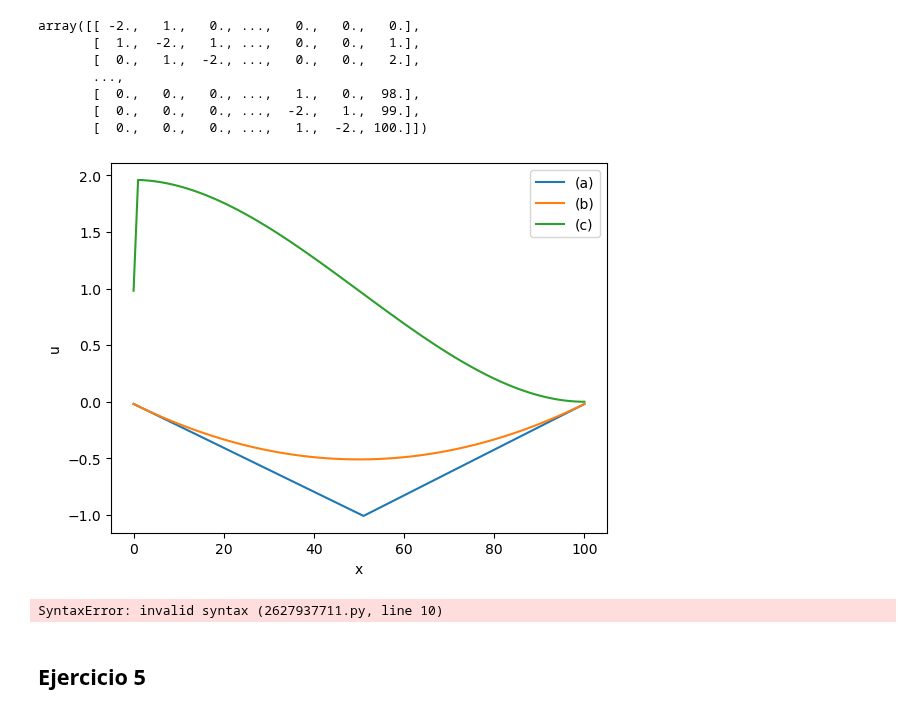
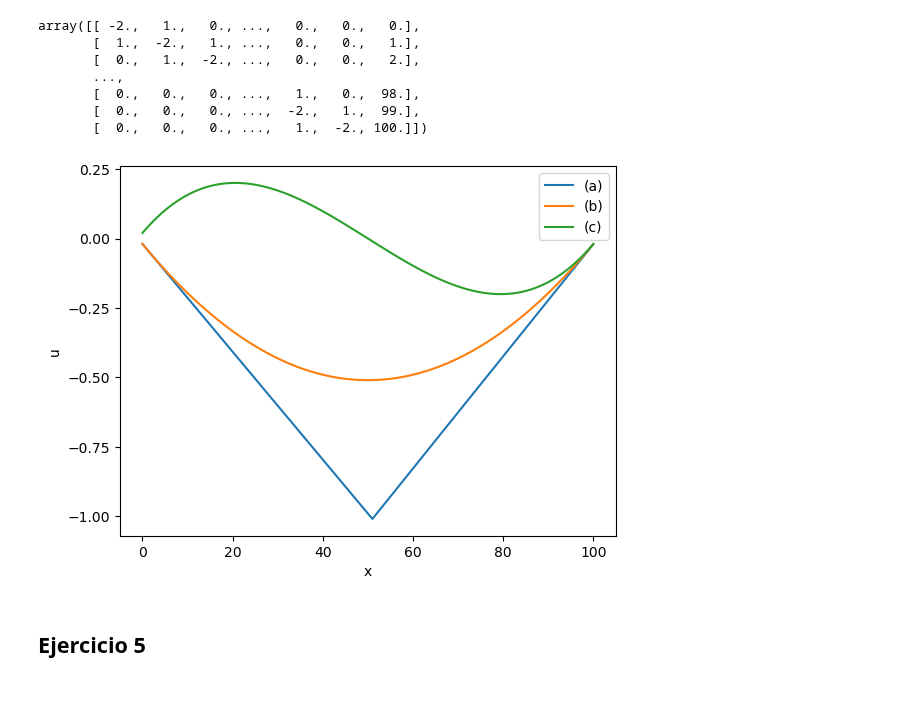
Before and after one commit to agFrenk/Metodos-TP, a Jupyter notebook: resolucion_tp.ipynb, the cells around one changed output. Cells and saved outputs as stored; diff of their text form; code cells hidden in the pictures.

Commit message:
precomputo punto 3 terminado

```diff
--- a/resolucion_tp.ipynb
+++ b/resolucion_tp.ipynb
@@ -469,63 +469,61 @@ array([[ -2.,   1.,   0., ...,   0.,   0.,   0.],
        [  0.,   0.,   0., ...,   1.,  -2., 100.]])
 # %%
 def verificacion_exp(ds):
-  a_laplace = np.full(100, 1)
-  b_laplace = np.full(101, -2)
-  c_laplace = np.full(100, 1)
+  a_laplace = np.full(100, 1).astype(np.float64)
+  b_laplace = np.full(101, -2).astype(np.float64)
+  c_laplace = np.full(100, 1).astype(np.float64)
   x = range(0, 101)
   x_ds = np.zeros((3, 101))
   precomputo = precomputo_de_thomas_algorithm(a_laplace, b_laplace, c_laplace)
 
-  for i in range(2):
+  for i in range(3):
     matrix_c = create_matrix_with_d(ds[i])
-    x_ds[i] = thomas_algorithm_extended(matrix_c)
+    x_ds[i] = thomas_algorithm_precomputo(precomputo, ds[i])
 
-  x_ds[2] = thomas_algorithm_precomputo(precomputo, ds[2])
+#   x_ds[2] = thomas_algorithm_precomputo(precomputo, ds[2])
   fig, ax = plt.subplots( nrows=1, ncols=1 )
 
   plt.plot(x, x_ds[0], label = "(a)")
   plt.plot(x, x_ds[1], label = "(b)")
   plt.plot(x, x_ds[2], label = "(c)")
 
-  # yticks = np.arange(-1, 0.50, 0.25)
-  # ax.set_yticks(yticks)
+  yticks = np.arange(-1, 0.50, 0.25)
+  ax.set_yticks(yticks)
   ax.set_xlabel("x")
   ax.set_ylabel("u")
   plt.legend()
   #fig.savefig('verificacion_exp.pdf')
   plt.show()
 
 
   return
 
 verificacion_exp([d_a, d_b, d_c])
 # %% [output]
-[figure, old version]
+[figure, new version]
 # %%
 
-M = create_matrix_with_d(d)
-# La matriz de coeficientes A es todas las filas y todas las columnas excepto la última
-A = M[:, :-1]
+# M = create_matrix_with_d(d)
+# # La matriz de coeficientes A es todas las filas y todas las columnas excepto la última
+# A = M[:, :-1]
 
-# El vector de términos independientes B es la última columna
-B = M[:, -1]
+# # El vector de términos independientes B es la última columna
+# B = M[:, -1]
 
-sol_pivot = elim_gauss_con_pivot(M, 0.0000001)
-sol_tridiagonal = thomas_algorithm_extended(M)
-solplicita(u_0, A, m):
-    m_res = np.zeros((m,101)).astype(np.float64)
-    u=u_0
-    m_res[0]=u
-    for k in range(1,m):
-        u = elim_gau_numpy = np.linalg.solve(A, B)
+# sol_pivot = elim_gauss_con_pivot(M, 0.0000001)
+# sol_tridiagonal = thomas_algorithm_extended(M)
+# solplicita(u_0, A, m):
+#     m_res = np.zeros((m,101)).astype(np.float64)
+#     u=u_0
+#     m_res[0]=u
+#     for k in range(1,m):
+#         u = elim_gau_numpy = np.linalg.solve(A, B)
 
 
 
-print(sol_pivot)
-print(sol_tridiagonal)
-print(sol_numpy)
+# print(sol_pivot)
+# print(sol_tridiagonal)
+# print(sol_numpy)
-# %% [output]
-SyntaxError: invalid syntax (2627937711.py, line 10)
 # %% [markdown]
 ## Ejercicio 5
 # %% [markdown]
```
Also changed, not shown: parts of 4 cells of this notebook.
